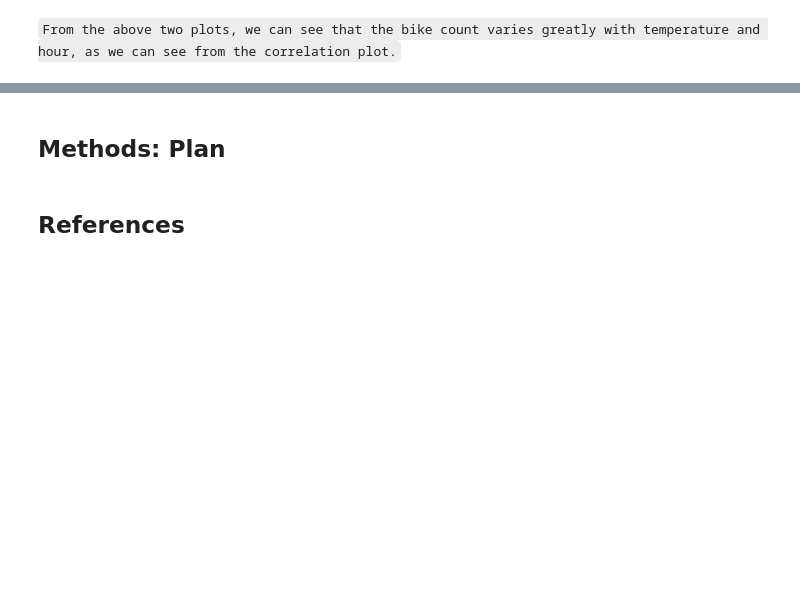
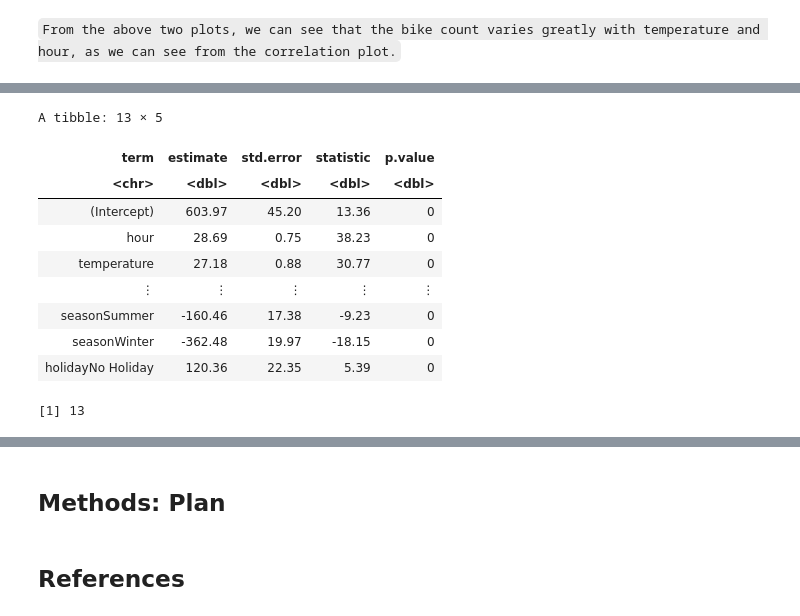
Before and after one commit to omertahi/STAT301-Project, a Jupyter notebook: Project Proposal.ipynb, the cells around one changed output, grey strips where cells are left out. Cells and saved outputs as stored; diff of their text form; code cells hidden in the pictures; blank space fills up the shorter version.

```diff
--- a/Project Proposal.ipynb
+++ b/Project Proposal.ipynb
@@ -178,0 +220,21 @@ varies greatly with temperature and hour, as we can see from the correlation plo
+# %%
+bike_data_4 <- bike_data %>%
+         select(- c(date,dew_point_temp))
+
+MLR_generative <- lm(bike_count~.,bike_data_4)
+
+MLR_generative_result <- tidy(MLR_generative) %>% mutate_if(is.numeric, round, 2)
+MLR_generative_result
+nrow(MLR_generative_result)
+# %% [output]
+A tibble: 13 × 5
+| term | estimate | std.error | statistic | p.value |
+| <chr> | <dbl> | <dbl> | <dbl> | <dbl> |
+| (Intercept) | 603.97 | 45.20 | 13.36 | 0 |
+| hour | 28.69 | 0.75 | 38.23 | 0 |
+| temperature | 27.18 | 0.88 | 30.77 | 0 |
+| ⋮ | ⋮ | ⋮ | ⋮ | ⋮ |
+| seasonSummer | -160.46 | 17.38 | -9.23 | 0 |
+| seasonWinter | -362.48 | 19.97 | -18.15 | 0 |
+| holidayNo Holiday | 120.36 | 22.35 | 5.39 | 0 |
+[1] 13
```
Also changed, not shown: parts of 11 cells of this notebook.
